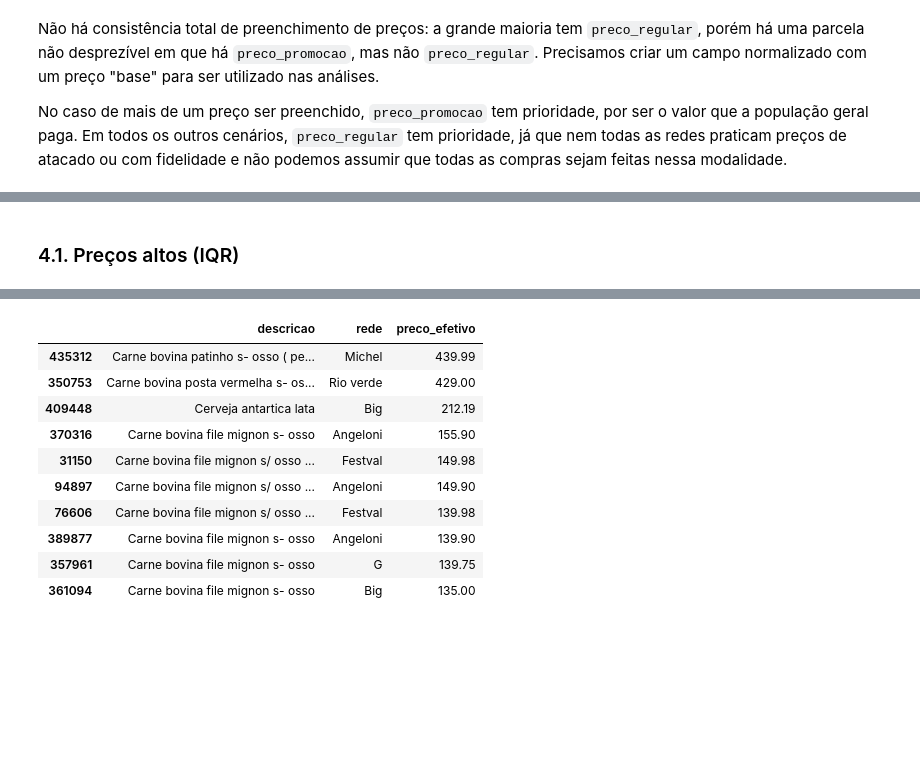
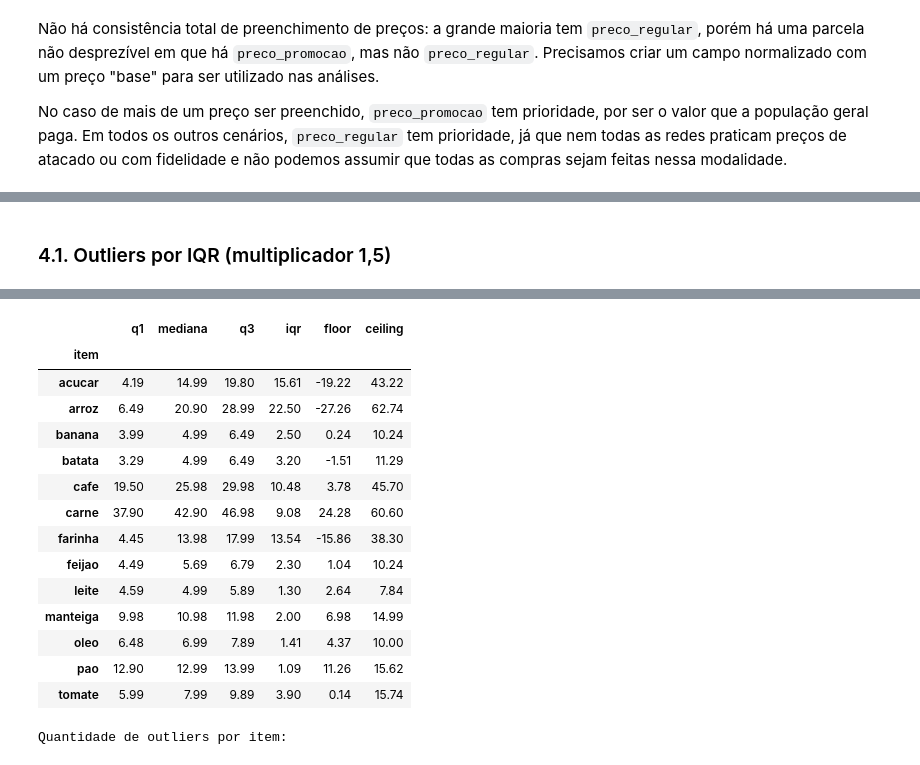
Before and after one commit to nltncsr/clique-economia-prefeitura-curitiba-insights, a Jupyter notebook: scripts/exploration.ipynb, the cells around one changed output, grey strips where cells are left out. Drawn from its saved outputs; the diff is of its cells as text; code cells hidden in the pictures; blank space fills up the shorter version.

```diff
--- a/scripts/exploration.ipynb
+++ b/scripts/exploration.ipynb
@@ -663,0 +679,9 @@ Até 2022, a pesquisa registrava produtos genéricos, sem marca nem embalagem (e
+# %%
+item = "tomate"
+query_item = df["descricao"].str.lower().str.contains(item)
+
+query_items = df.loc[query_item, ["data_pesquisa", "descricao"]]
+query_items["data_pesquisa"] = query_items["data_pesquisa"].dt.year
+query_items = query_items.drop_duplicates().sort_values("data_pesquisa")
+
+display(query_items.groupby("data_pesquisa").head(5).set_index(["data_pesquisa","descricao"]))
@@ -663,0 +901,8 @@ Até 2022, a pesquisa registrava produtos genéricos, sem marca nem embalagem (e
+# %%
+antes_corte = len(cesta_basica_df)
+cesta_basica_df = cesta_basica_df[cesta_basica_df["data_pesquisa"] >= "2023-04-01"].reset_index(drop=True)
+depois_corte = len(cesta_basica_df)
+
+print(f"Registros antes do corte: {antes_corte:,}")
+print(f"Registros removidos (antes de abril/2023): {antes_corte - depois_corte:,}")
+print(f"Registros restantes: {depois_corte:,}")
@@ -666,19 +1148,27 @@ Até 2022, a pesquisa registrava produtos genéricos, sem marca nem embalagem (e
 # %% [markdown]
-### 4.1. Preços altos (IQR)
+### 4.1. Outliers por IQR (multiplicador 1,5)
 # %%
-q1 = df["preco_efetivo"].quantile(0.25)
-q3 = df["preco_efetivo"].quantile(0.75)
-iqr = q3 - q1
-# limites classicos de outlier por IQR (1.5x alem do Q1/Q3)
-floor = q1 - 1.5 * iqr
-ceiling = q3 + 1.5 * iqr
+IQR_K = 1.5
 
-outliers = df[(df["preco_efetivo"] < floor) | (df["preco_efetivo"] > ceiling)]
-print(f"Limite Inferior: {floor:.2f}")
-print(f"Limite Superior: {ceiling:.2f}")
-print(f"Outliers: {len(outliers):,} ({100*len(outliers)/len(df):.2f}% da amostra)")
-print()
+stats_iqr = cesta_dieese_df.groupby("item")["preco_efetivo"].agg(
+    q1=lambda s: s.quantile(0.25), mediana="median", q3=lambda s: s.quantile(0.75)
+)
+stats_iqr["iqr"] = stats_iqr["q3"] - stats_iqr["q1"]
+stats_iqr["floor"] = stats_iqr["q1"] - IQR_K * stats_iqr["iqr"]
+stats_iqr["ceiling"] = stats_iqr["q3"] + IQR_K * stats_iqr["iqr"]
 
-print("Top 10 preços")
-df.nlargest(10, "preco_efetivo")[["descricao", "rede", "preco_efetivo"]]
+cesta_iqr = cesta_dieese_df.merge(stats_iqr[["floor", "ceiling"]], left_on="item", right_index=True)
+cesta_iqr["outlier_iqr"] = (cesta_iqr["preco_efetivo"] < cesta_iqr["floor"]) | (cesta_iqr["preco_efetivo"] > cesta_iqr["ceiling"])
+
+resumo_iqr = cesta_iqr.groupby("item").agg(
+    registros=("preco_efetivo", "size"),
+    outliers=("outlier_iqr", "sum"),
+)
+resumo_iqr["pct"] = (resumo_iqr["outliers"] / resumo_iqr["registros"] * 100).round(2)
+
+print("Quartis e limites por item (IQR, k=1.5):")
+display(stats_iqr.round(2))
+
+print("\nQuantidade de outliers por item:")
+display(resumo_iqr.sort_values("pct", ascending=False))
 # %% [output]
@@ -690,11 +1176,16 @@ Top 10 preços
-|  | descricao | rede | preco_efetivo |
-| 435312 | Carne bovina patinho s- osso ( pe... | Michel | 439.99 |
-| 350753 | Carne bovina posta vermelha s- os... | Rio verde | 429.00 |
-| 409448 | Cerveja antartica lata | Big | 212.19 |
-| 370316 | Carne bovina file mignon s- osso | Angeloni | 155.90 |
-| 31150 | Carne bovina file mignon s/ osso ... | Festval | 149.98 |
-| 94897 | Carne bovina file mignon s/ osso ... | Angeloni | 149.90 |
-| 76606 | Carne bovina file mignon s/ osso ... | Festval | 139.98 |
-| 389877 | Carne bovina file mignon s- osso | Angeloni | 139.90 |
-| 357961 | Carne bovina file mignon s- osso | G | 139.75 |
-| 361094 | Carne bovina file mignon s- osso | Big | 135.00 |
+|  | q1 | mediana | q3 | iqr | floor | ceiling |
+| item |  |  |  |  |  |  |
+| acucar | 4.19 | 14.99 | 19.80 | 15.61 | -19.22 | 43.22 |
+| arroz | 6.49 | 20.90 | 28.99 | 22.50 | -27.26 | 62.74 |
+| banana | 3.99 | 4.99 | 6.49 | 2.50 | 0.24 | 10.24 |
+| batata | 3.29 | 4.99 | 6.49 | 3.20 | -1.51 | 11.29 |
+| cafe | 19.50 | 25.98 | 29.98 | 10.48 | 3.78 | 45.70 |
+| carne | 37.90 | 42.90 | 46.98 | 9.08 | 24.28 | 60.60 |
+| farinha | 4.45 | 13.98 | 17.99 | 13.54 | -15.86 | 38.30 |
+| feijao | 4.49 | 5.69 | 6.79 | 2.30 | 1.04 | 10.24 |
+| leite | 4.59 | 4.99 | 5.89 | 1.30 | 2.64 | 7.84 |
+| manteiga | 9.98 | 10.98 | 11.98 | 2.00 | 6.98 | 14.99 |
+| oleo | 6.48 | 6.99 | 7.89 | 1.41 | 4.37 | 10.00 |
+| pao | 12.90 | 12.99 | 13.99 | 1.09 | 11.26 | 15.62 |
+| tomate | 5.99 | 7.99 | 9.89 | 3.90 | 0.14 | 15.74 |
+Quantidade de outliers por item:
```
Also changed, not shown: parts of 112 cells of this notebook, 29 other files.
